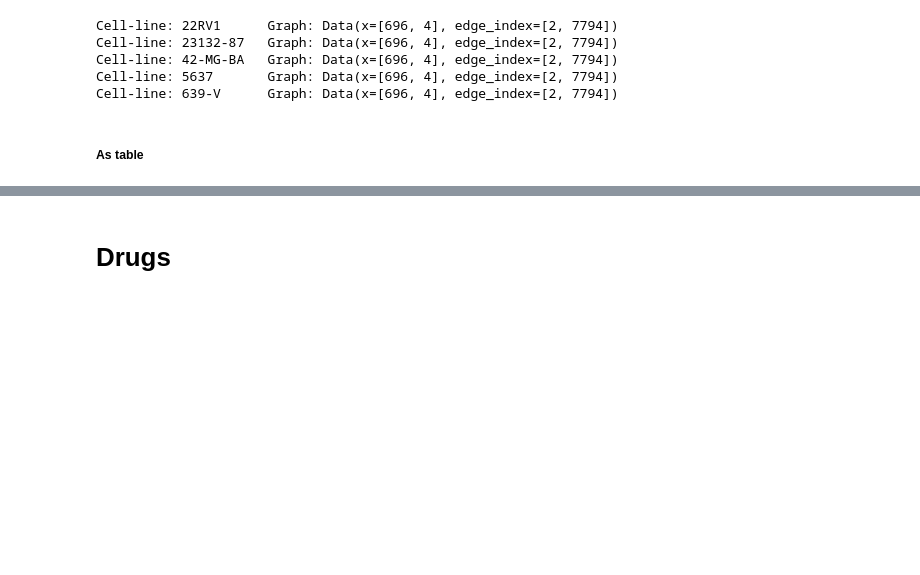
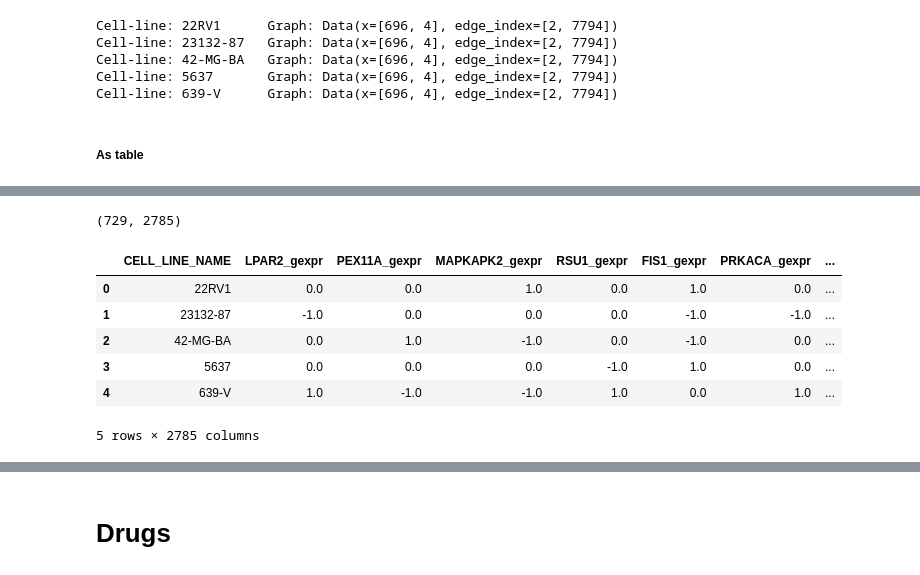
Before and after one commit to PeeteKeesel/gnn-for-drug-response-prediction, a Jupyter notebook: notebooks/dataset_creations.ipynb, the cells around one changed output, grey strips where cells are left out. Drawn from its saved outputs; the diff is of its cells as text; code cells hidden in the pictures; blank space fills up the shorter version.

Commit message:
created drug graphs and matrix for combined score threshold 700 and GDSC2

```diff
--- a/notebooks/dataset_creations.ipynb
+++ b/notebooks/dataset_creations.ipynb
@@ -1495,0 +1498,11 @@ with open(PROCESSED_DATA_PATH + 'thresh_700_gdsc2_cl_graphs.pkl', 'rb') as f:
+# %%
+drmGDSC2 = pd.read_pickle(PROCESSED_DATA_PATH + 'gdsc2_drm.pkl')
+gexprGDSC2 = pd.read_pickle(PROCESSED_DATA_PATH + 'thresh_700_gdsc2_gexpr.pkl')
+cnvgGDSC2 = pd.read_pickle(PROCESSED_DATA_PATH + 'thresh_700_gdsc2_cnvg.pkl')
+cnvpGDSC2 = pd.read_pickle(PROCESSED_DATA_PATH + 'thresh_700_gdsc2_cnvp.pkl')
+mutGDSC2 = pd.read_pickle(PROCESSED_DATA_PATH + 'thresh_700_gdsc2_mut.pkl')
+inter_genes = pd.read_csv(PROCESSED_DATA_PATH + 'thresh_700_inter_genes.csv')
+print("Number of unique gene symbols:", inter_genes.shape)
+print("Drug-response matrix shape:", drmGDSC2.shape)
+print("Feature matrix shapes:", gexprGDSC2.shape)
+gexprGDSC2.head(3)
@@ -1495,0 +1518,25 @@ with open(PROCESSED_DATA_PATH + 'thresh_700_gdsc2_cl_graphs.pkl', 'rb') as f:
+# %%
+def create_gene_feature_matrix(features: List[pd.DataFrame],
+                               suffixes: List[str]):
+    merged = features[1]
+    for i, feature in enumerate(features[1:]):
+        left_suffix = suffixes[i] if i==0 else ''
+        merged = pd.merge(left=merged, right=feature,
+                          on=['CELL_LINE_NAME'],
+                          suffixes=[left_suffix, suffixes[i+1]])
+    assert merged.shape == (features[0].shape[0], 4*(features[0].shape[1]-1) + 1)
+    return merged
+
+merged = create_gene_feature_matrix([gexprGDSC2, cnvgGDSC2, cnvpGDSC2, mutGDSC2],
+                                    ['_gexpr', '_cnvg', '_cnvp', '_mut'])
+print(merged.shape)
+merged.head(5)
+# %% [output]
+(729, 2785)
+|  | CELL_LINE_NAME | LPAR2_gexpr | PEX11A_gexpr | MAPKAPK2_gexpr | RSU1_gexpr | FIS1_gexpr | PRKACA_gexpr | ... |
+| 0 | 22RV1 | 0.0 | 0.0 | 1.0 | 0.0 | 1.0 | 0.0 | ... |
+| 1 | 23132-87 | -1.0 | 0.0 | 0.0 | 0.0 | -1.0 | -1.0 | ... |
+| 2 | 42-MG-BA | 0.0 | 1.0 | -1.0 | 0.0 | -1.0 | 0.0 | ... |
+| 3 | 5637 | 0.0 | 0.0 | 0.0 | -1.0 | 1.0 | 0.0 | ... |
+| 4 | 639-V | 1.0 | -1.0 | -1.0 | 1.0 | 0.0 | 1.0 | ... |
+5 rows × 2785 columns
```
Also changed, not shown: parts of 8 cells of this notebook.
